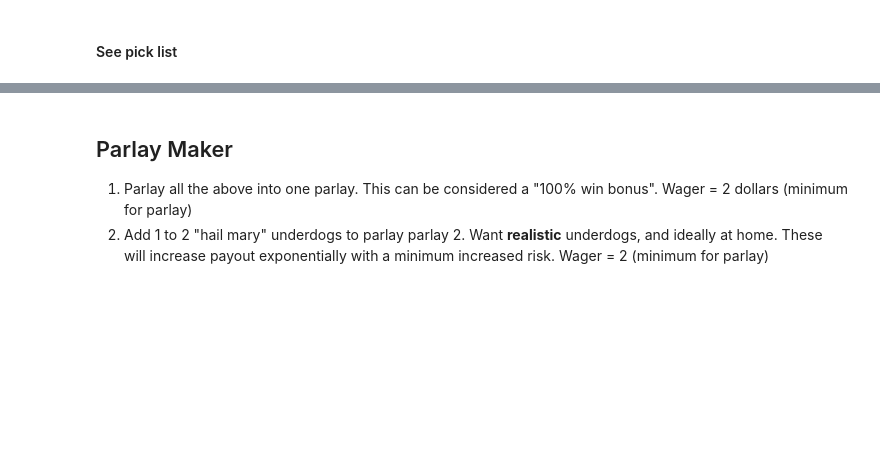
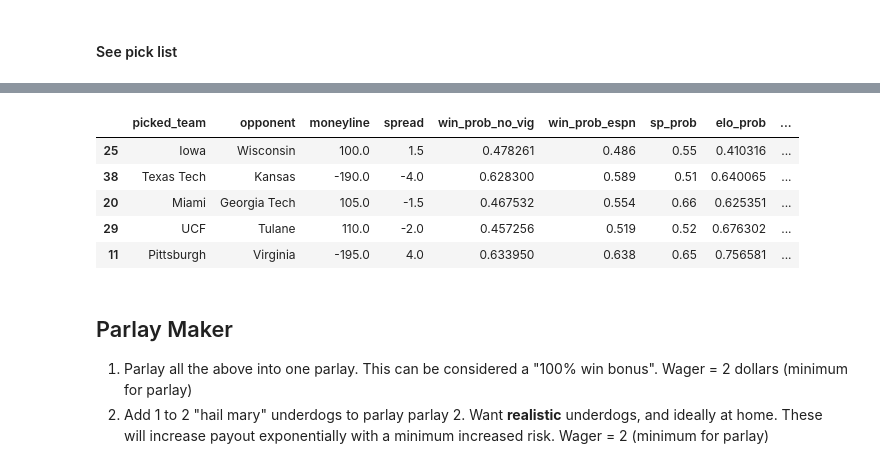
Before and after one commit to regomoto/sports_betting, a Jupyter notebook: week_11_test.ipynb, the cells around one changed output, grey strips where cells are left out. Cells and saved outputs as stored; diff of their text form; code cells hidden in the pictures; blank space fills up the shorter version.

```diff
--- a/week_11_test.ipynb
+++ b/week_11_test.ipynb
@@ -706 +902,13 @@ picks_df.sort_values('start_time')
 | 42 | Texas A&M | Auburn | 105.0 | -2.0 | 0.467532 | 0.482 | 0.56 | 0.641390 | ... |
+# %%
+# remove any teams if news, not feeling it, etc
+remove_team_list = ['Texas A&M']
+picks_df = picks_df[~picks_df['picked_team'].isin(remove_team_list)]
+picks_df
+# %% [output]
+|  | picked_team | opponent | moneyline | spread | win_prob_no_vig | win_prob_espn | sp_prob | elo_prob | ... |
+| 25 | Iowa | Wisconsin | 100.0 | 1.5 | 0.478261 | 0.486 | 0.55 | 0.410316 | ... |
+| 38 | Texas Tech | Kansas | -190.0 | -4.0 | 0.628300 | 0.589 | 0.51 | 0.640065 | ... |
+| 20 | Miami | Georgia Tech | 105.0 | -1.5 | 0.467532 | 0.554 | 0.66 | 0.625351 | ... |
+| 29 | UCF | Tulane | 110.0 | -2.0 | 0.457256 | 0.519 | 0.52 | 0.676302 | ... |
+| 11 | Pittsburgh | Virginia | -195.0 | 4.0 | 0.633950 | 0.638 | 0.65 | 0.756581 | ... |
```
Also changed, not shown: parts of 25 cells of this notebook.
